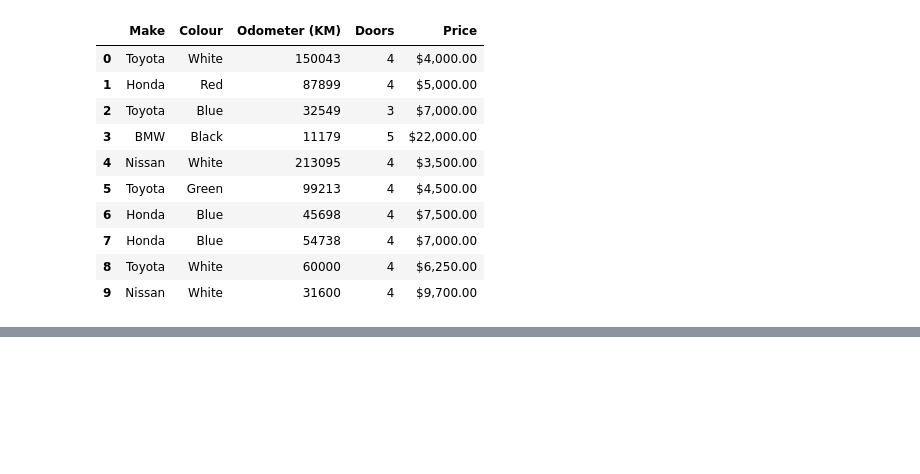
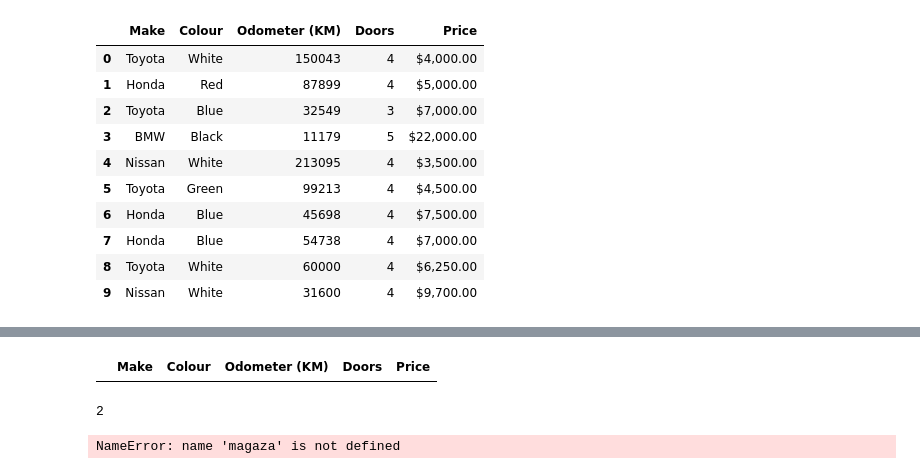
Before and after one commit to elikelenterli/Div-academy, a Jupyter notebook: sehriyar2.ipynb, the cells around one changed output, grey strips where cells are left out. Cells and saved outputs as stored; diff of their text form; code cells hidden in the pictures; blank space fills up the shorter version.

```diff
--- a/sehriyar2.ipynb
+++ b/sehriyar2.ipynb
@@ -21,0 +82,12 @@ d
+# %%
+from  pathlib import Path
+csv_path = Path(r"C:\Users\Asus\Desktop\Div academy\car-sales.csv")
+df = pd.read_csv(csv_path)
+mask =df['Price'].isna()
+df.loc[mask,:]
+# %% [output]
+|  | Make | Colour | Odometer (KM) | Doors | Price |
+# %%
+1+1
+# %% [output]
+2
@@ -21,0 +98,11 @@ d
+# %%
+x = {
+    'corek': 0.6,
+    'un':1.5,
+    'kartof' : 1,
+}
+
+s_magaza = pd.Series(data= magaza)
+s_magaza
+# %% [output]
+NameError: name 'magaza' is not defined
```
Also changed, not shown: parts of 8 cells of this notebook, 4 other files.
